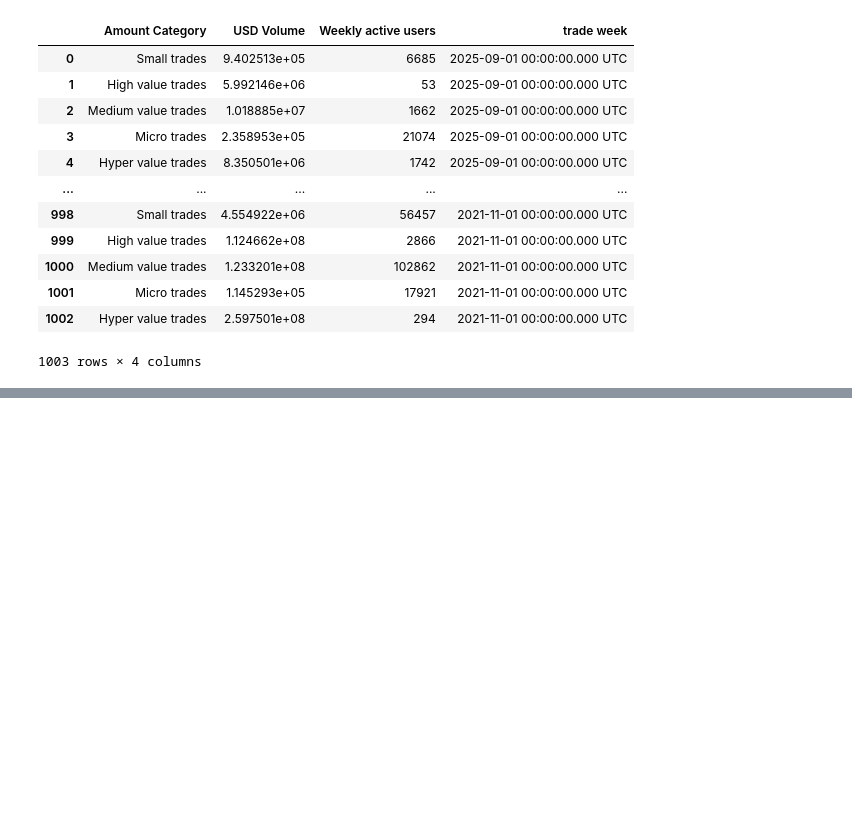
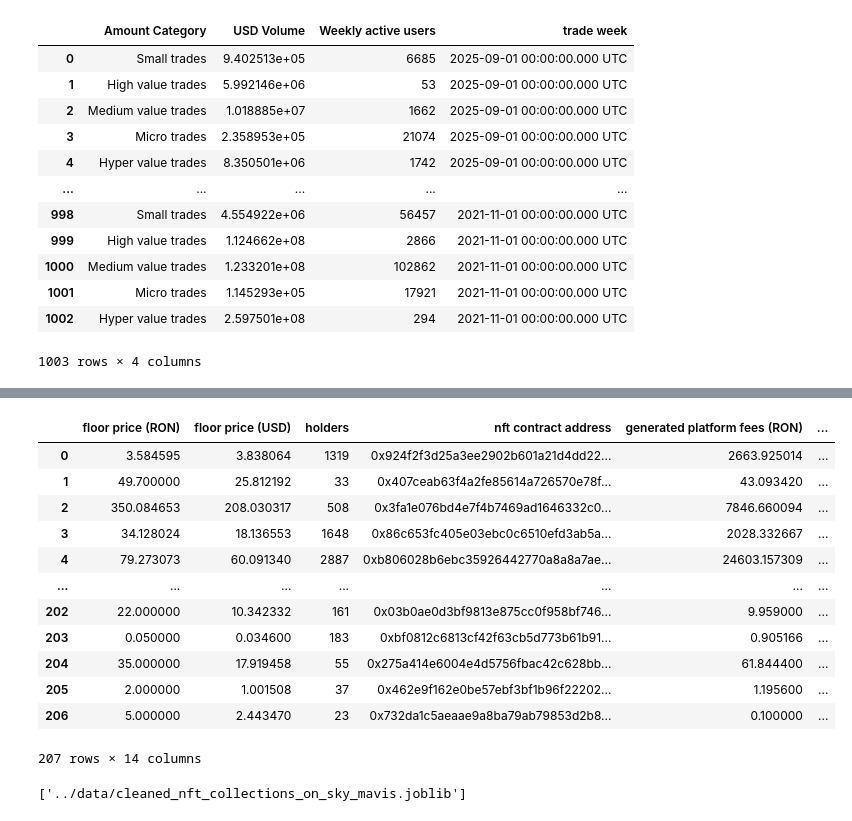
Before and after one commit to joshuatochinwachi/Ronin-Ecosystem-Tracker, a Jupyter notebook: Notebooks/01_data.ipynb, the cells around one changed output, grey strips where cells are left out. Cells and saved outputs as stored; diff of their text form; code cells hidden in the pictures; blank space fills up the shorter version.

```diff
--- a/Notebooks/01_data.ipynb
+++ b/Notebooks/01_data.ipynb
@@ -432,0 +477,34 @@ WRON_weekly_trade_volume_and_user_segmentation_on_Katana_df
+# %%
+nft_collections_on_sky_mavis.rename(columns={'floor_ron': 'floor price (RON)',
+                                             'floor_usd': 'floor price (USD)',
+                                             'platform_ron': 'generated platform fees (RON)',
+                                             'platform_usd': 'generated platform fees (USD)',
+                                             'volume_ron': 'sales volume (RON)',
+                                             'volume_usd': 'sales volume (USD)',
+                                             'royalties_ron': 'creator royalties (RON)',
+                                             'royalties_usd': 'creator royalties (USD)',
+                                             'ronin_ron': 'generated Ronin fees (RON)',
+                                             'ronin_usd': 'generated Ronin fees (USD)',
+                                             'nft_contract_address': 'nft contract address',
+                                             'token_standard': 'token standard'},
+    inplace=True)
+# %%
+nft_collections_on_sky_mavis
+# %% [output]
+|  | floor price (RON) | floor price (USD) | holders | nft contract address | generated platform fees (RON) | ... |
+| 0 | 3.584595 | 3.838064 | 1319 | 0x924f2f3d25a3ee2902b601a21d4dd22... | 2663.925014 | ... |
+| 1 | 49.700000 | 25.812192 | 33 | 0x407ceab63f4a2fe85614a726570e78f... | 43.093420 | ... |
+| 2 | 350.084653 | 208.030317 | 508 | 0x3fa1e076bd4e7f4b7469ad1646332c0... | 7846.660094 | ... |
+| 3 | 34.128024 | 18.136553 | 1648 | 0x86c653fc405e03ebc0c6510efd3ab5a... | 2028.332667 | ... |
+| 4 | 79.273073 | 60.091340 | 2887 | 0xb806028b6ebc35926442770a8a8a7ae... | 24603.157309 | ... |
+| ... | ... | ... | ... | ... | ... | ... |
+| 202 | 22.000000 | 10.342332 | 161 | 0x03b0ae0d3bf9813e875cc0f958bf746... | 9.959000 | ... |
+| 203 | 0.050000 | 0.034600 | 183 | 0xbf0812c6813cf42f63cb5d773b61b91... | 0.905166 | ... |
+| 204 | 35.000000 | 17.919458 | 55 | 0x275a414e6004e4d5756fbac42c628bb... | 61.844400 | ... |
+| 205 | 2.000000 | 1.001508 | 37 | 0x462e9f162e0be57ebf3bf1b96f22202... | 1.195600 | ... |
+| 206 | 5.000000 | 2.443470 | 23 | 0x732da1c5aeaae9a8ba79ab79853d2b8... | 0.100000 | ... |
+207 rows × 14 columns
+# %%
+joblib.dump(nft_collections_on_sky_mavis, "../data/cleaned_nft_collections_on_sky_mavis.joblib")
+# %% [output]
+['../data/cleaned_nft_collections_on_sky_mavis.joblib']
```
Also changed, not shown: parts of 7 cells of this notebook, 4 other files.
